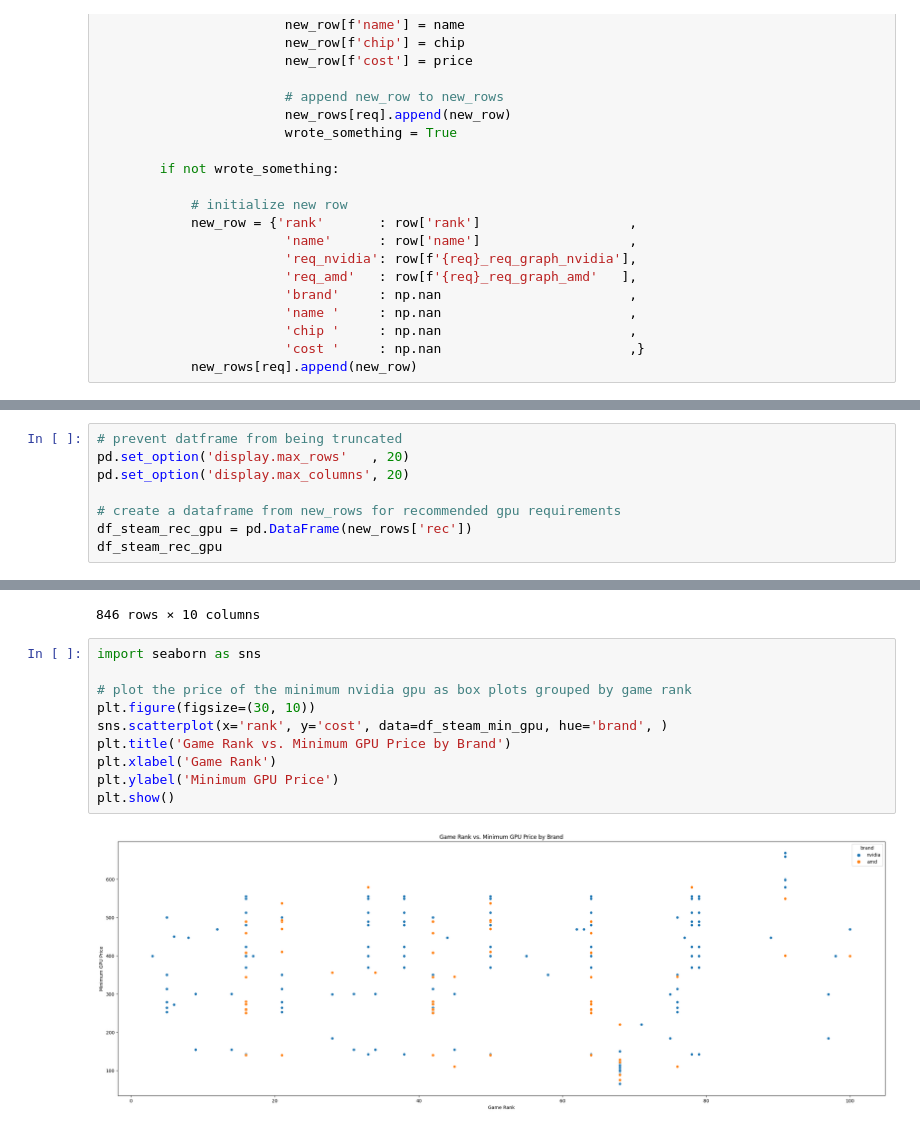
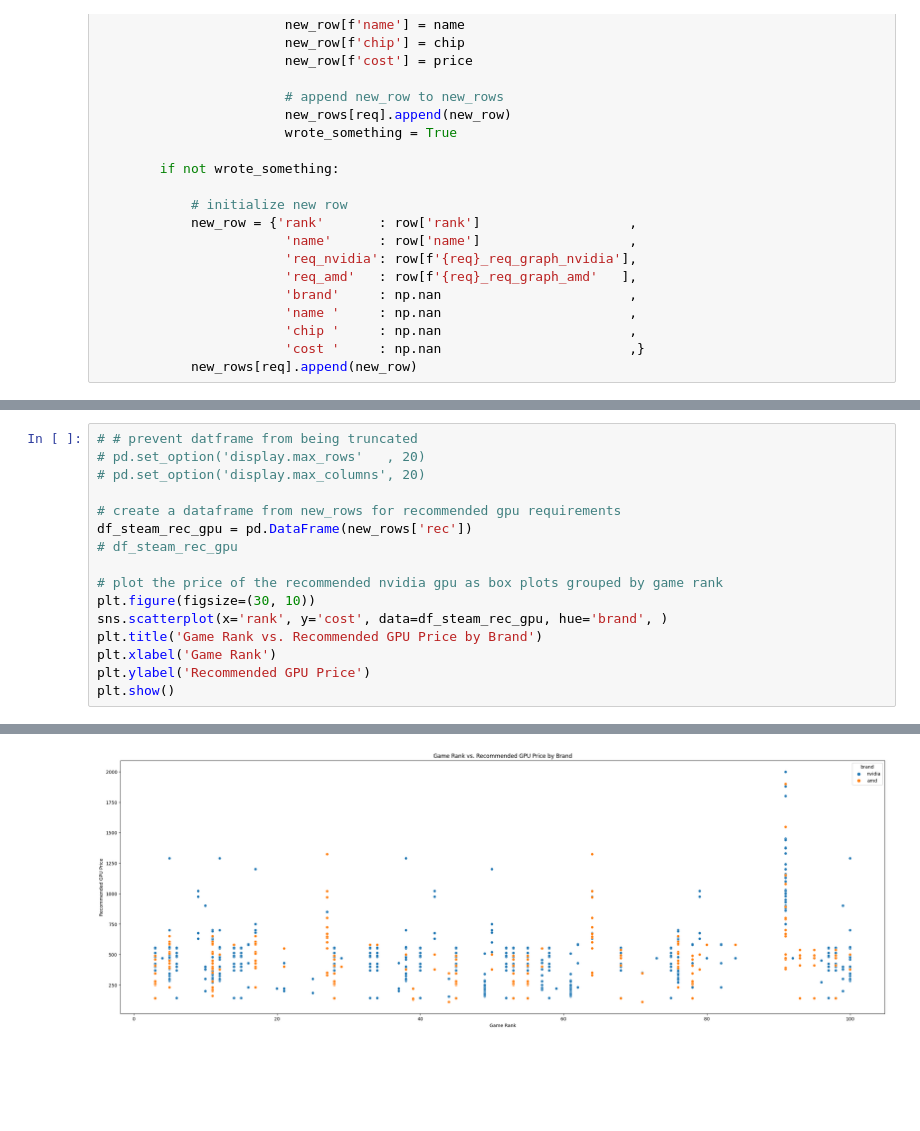
Before and after one commit to knoppds/CSCI_5502_Group_Project_01, a Jupyter notebook: gp_01_steam_data_visualization.ipynb, the cells around one changed output, grey strips where cells are left out. Saved outputs shown, nothing was run; the diff lists cells and outputs as text; blank space fills up the shorter version.

Commit message:
Adds plot for recommended gpu

```diff
--- a/gp_01_steam_data_visualization.ipynb
+++ b/gp_01_steam_data_visualization.ipynb
@@ -278,9 +275,17 @@ df_steam_min_gpu
 # %%
-# prevent datframe from being truncated
-pd.set_option('display.max_rows'   , 20)
-pd.set_option('display.max_columns', 20)
+# # prevent datframe from being truncated
+# pd.set_option('display.max_rows'   , 20)
+# pd.set_option('display.max_columns', 20)
 
 # create a dataframe from new_rows for recommended gpu requirements
 df_steam_rec_gpu = pd.DataFrame(new_rows['rec'])
-df_steam_rec_gpu
+# df_steam_rec_gpu
+
+# plot the price of the recommended nvidia gpu as box plots grouped by game rank
+plt.figure(figsize=(30, 10))
+sns.scatterplot(x='rank', y='cost', data=df_steam_rec_gpu, hue='brand', )
+plt.title('Game Rank vs. Recommended GPU Price by Brand')
+plt.xlabel('Game Rank')
+plt.ylabel('Recommended GPU Price')
+plt.show()
 # %% [output]
@@ -299,13 +292 @@ df_steam_rec_gpu
-846 rows × 10 columns
+[figure, added]
-# %%
-import seaborn as sns
-
-# plot the price of the minimum nvidia gpu as box plots grouped by game rank
-plt.figure(figsize=(30, 10))
-sns.scatterplot(x='rank', y='cost', data=df_steam_min_gpu, hue='brand', )
-plt.title('Game Rank vs. Minimum GPU Price by Brand')
-plt.xlabel('Game Rank')
-plt.ylabel('Minimum GPU Price')
-plt.show()
-# %% [output]
-[figure, removed]
```
Also changed, not shown: parts of 4 cells of this notebook.
